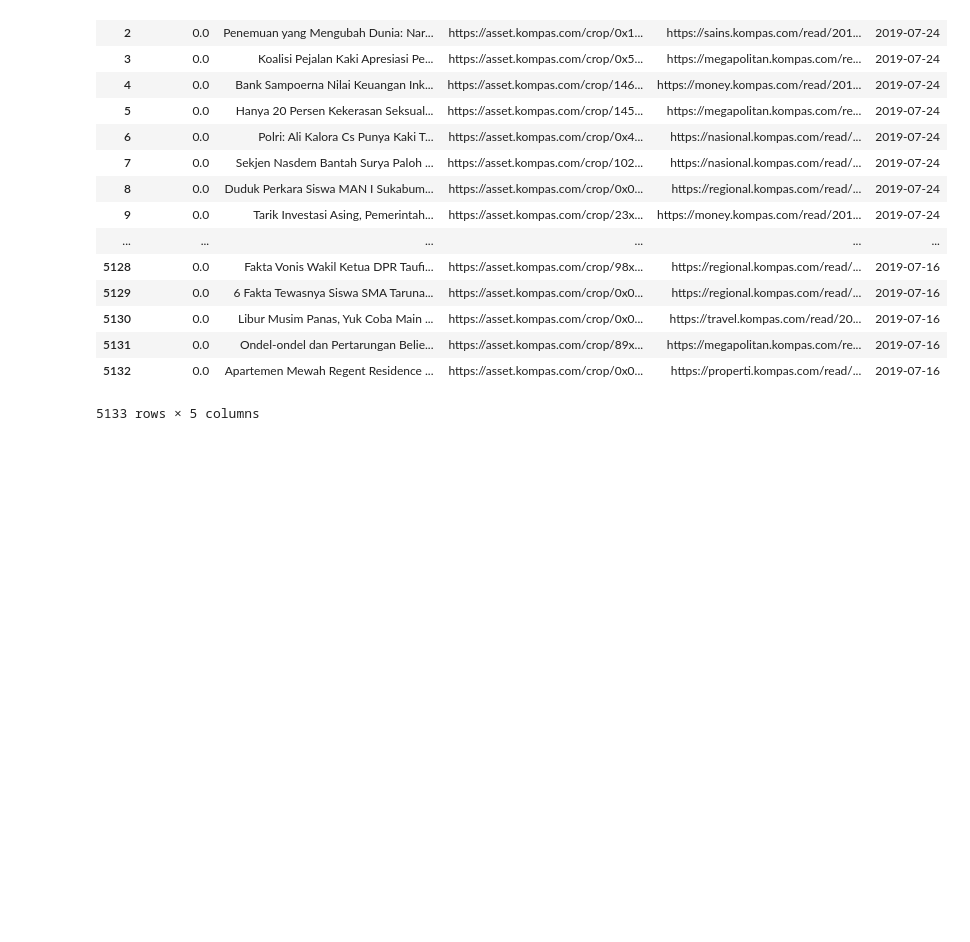
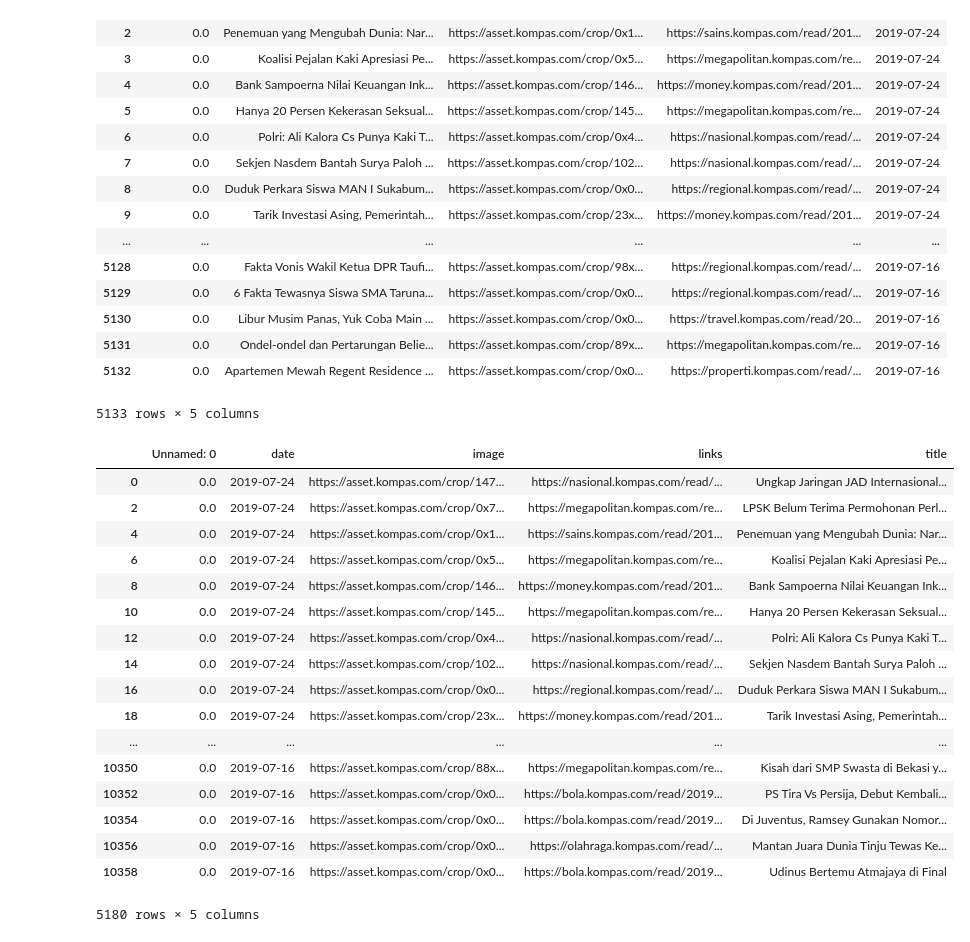
Before and after one commit to greysian777/indo-news-dataset, a Jupyter notebook: Untitled.ipynb, the cells around one changed output. Cells and saved outputs as stored; diff of their text form; code cells hidden in the pictures; blank space fills up the shorter version.

```diff
--- a/Untitled.ipynb
+++ b/Untitled.ipynb
@@ -227,3 +248,26 @@ df
 | 5131 | 0.0 | Ondel-ondel dan Pertarungan Belie... | https://asset.kompas.com/crop/89x... | https://megapolitan.kompas.com/re... | 2019-07-16 |
 | 5132 | 0.0 | Apartemen Mewah Regent Residence ... | https://asset.kompas.com/crop/0x0... | https://properti.kompas.com/read/... | 2019-07-16 |
 5133 rows × 5 columns
+# %%
+new_df = pd.read_csv('csv/berhasil_2019-07-25_links.csv')
+new_df.dropna(inplace=True)
+new_df
+# %% [output]
+|  | Unnamed: 0 | date | image | links | title |
+| 0 | 0.0 | 2019-07-24 | https://asset.kompas.com/crop/147... | https://nasional.kompas.com/read/... | Ungkap Jaringan JAD Internasional... |
+| 2 | 0.0 | 2019-07-24 | https://asset.kompas.com/crop/0x7... | https://megapolitan.kompas.com/re... | LPSK Belum Terima Permohonan Perl... |
+| 4 | 0.0 | 2019-07-24 | https://asset.kompas.com/crop/0x1... | https://sains.kompas.com/read/201... | Penemuan yang Mengubah Dunia: Nar... |
+| 6 | 0.0 | 2019-07-24 | https://asset.kompas.com/crop/0x5... | https://megapolitan.kompas.com/re... | Koalisi Pejalan Kaki Apresiasi Pe... |
+| 8 | 0.0 | 2019-07-24 | https://asset.kompas.com/crop/146... | https://money.kompas.com/read/201... | Bank Sampoerna Nilai Keuangan Ink... |
+| 10 | 0.0 | 2019-07-24 | https://asset.kompas.com/crop/145... | https://megapolitan.kompas.com/re... | Hanya 20 Persen Kekerasan Seksual... |
+| 12 | 0.0 | 2019-07-24 | https://asset.kompas.com/crop/0x4... | https://nasional.kompas.com/read/... | Polri: Ali Kalora Cs Punya Kaki T... |
+| 14 | 0.0 | 2019-07-24 | https://asset.kompas.com/crop/102... | https://nasional.kompas.com/read/... | Sekjen Nasdem Bantah Surya Paloh ... |
+| 16 | 0.0 | 2019-07-24 | https://asset.kompas.com/crop/0x0... | https://regional.kompas.com/read/... | Duduk Perkara Siswa MAN I Sukabum... |
+| 18 | 0.0 | 2019-07-24 | https://asset.kompas.com/crop/23x... | https://money.kompas.com/read/201... | Tarik Investasi Asing, Pemerintah... |
+| ... | ... | ... | ... | ... | ... |
+| 10350 | 0.0 | 2019-07-16 | https://asset.kompas.com/crop/88x... | https://megapolitan.kompas.com/re... | Kisah dari SMP Swasta di Bekasi y... |
+| 10352 | 0.0 | 2019-07-16 | https://asset.kompas.com/crop/0x0... | https://bola.kompas.com/read/2019... | PS Tira Vs Persija, Debut Kembali... |
+| 10354 | 0.0 | 2019-07-16 | https://asset.kompas.com/crop/0x0... | https://bola.kompas.com/read/2019... | Di Juventus, Ramsey Gunakan Nomor... |
+| 10356 | 0.0 | 2019-07-16 | https://asset.kompas.com/crop/0x0... | https://olahraga.kompas.com/read/... | Mantan Juara Dunia Tinju Tewas Ke... |
+| 10358 | 0.0 | 2019-07-16 | https://asset.kompas.com/crop/0x0... | https://bola.kompas.com/read/2019... | Udinus Bertemu Atmajaya di Final |
+5180 rows × 5 columns
```
Also changed, not shown: parts of 3 cells of this notebook, 6 other files.
